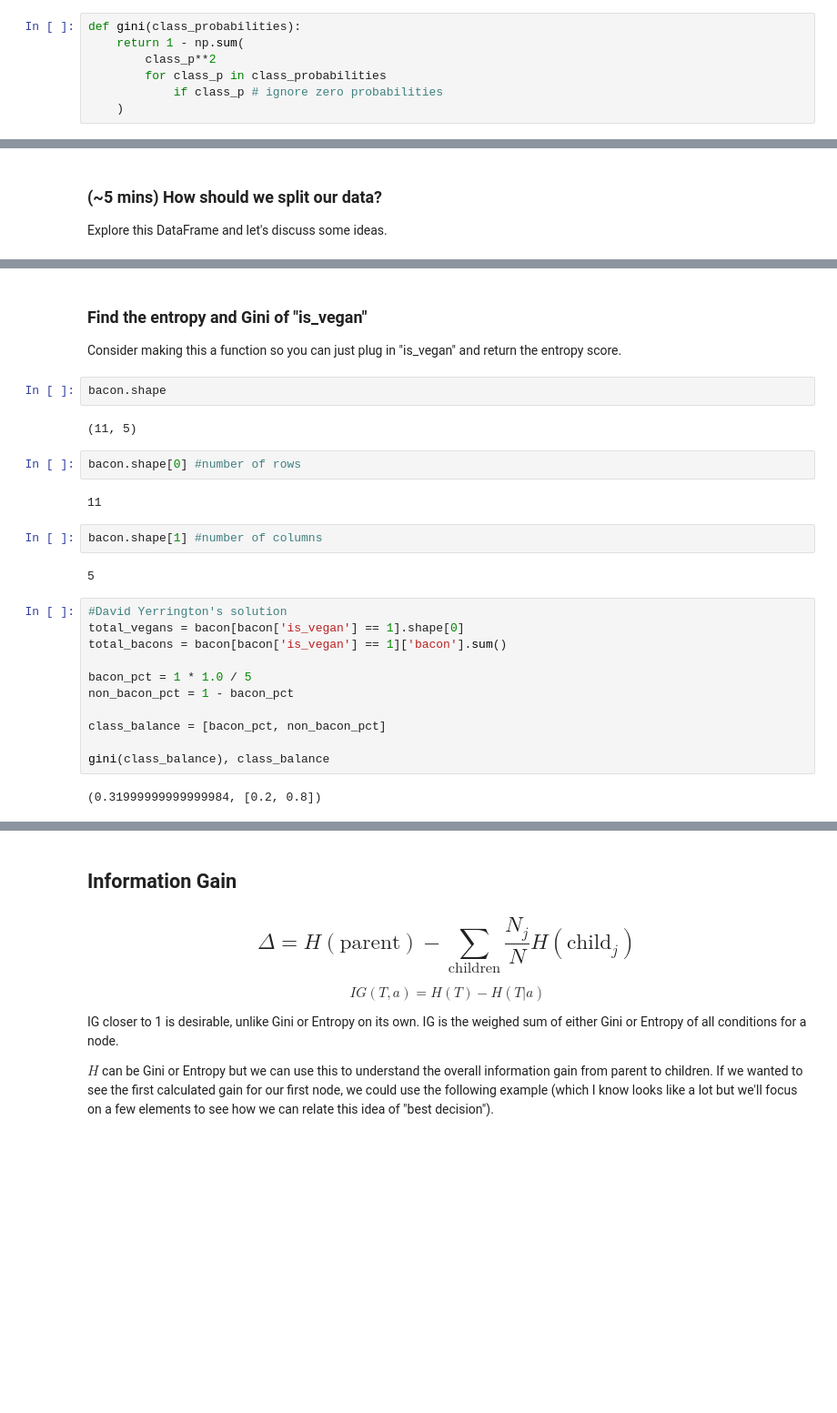
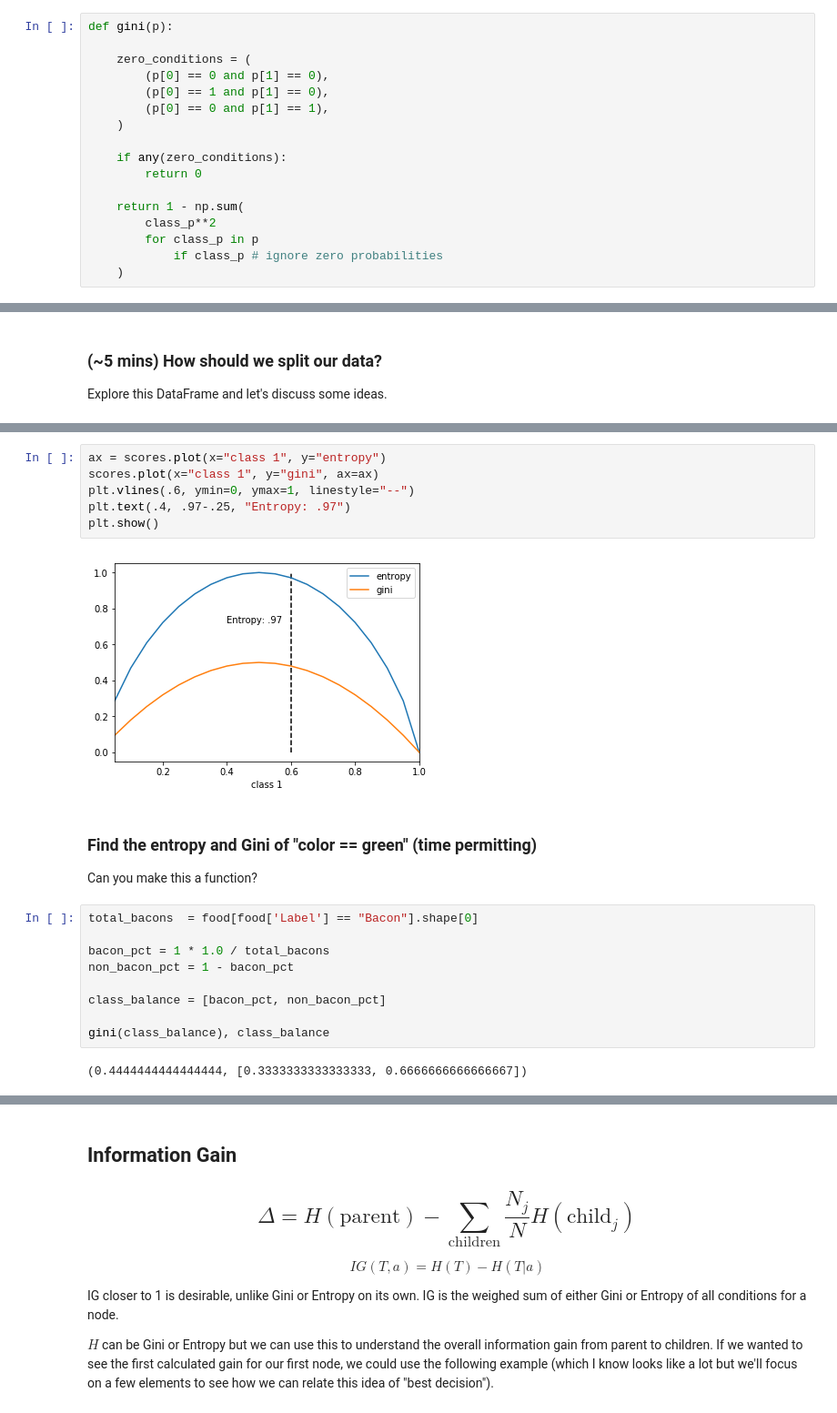
Before and after one commit to ga-curriculum/lesson-decision-trees, a Jupyter notebook: CART-codealong.ipynb, the cells around one changed output, grey strips where cells are left out. Shown at 91% size. Cells and saved outputs as stored; diff of their text form; blank space fills up the shorter version.

```diff
--- a/CART-codealong.ipynb
+++ b/CART-codealong.ipynb
@@ -98,10 +99,20 @@ We use $Gini$ critereon to measure the "purity" of a split.
 - Not as sensitive as Entropy
 - More efficient to calculate than summing log2
 # %%
-def gini(class_probabilities):
+def gini(p):
+
+    zero_conditions = (
+        (p[0] == 0 and p[1] == 0),
+        (p[0] == 1 and p[1] == 0),
+        (p[0] == 0 and p[1] == 1),
+    )
+
+    if any(zero_conditions):
+        return 0
+
     return 1 - np.sum(
         class_p**2
-        for class_p in class_probabilities
+        for class_p in p
             if class_p # ignore zero probabilities
     )
 # %% [markdown]
@@ -378,30 +372,24 @@ my_entropy([0.6, 0.4])
 # %% [output]
 0.9709505944546686
+# %%
+ax = scores.plot(x="class 1", y="entropy")
+scores.plot(x="class 1", y="gini", ax=ax)
+plt.vlines(.6, ymin=0, ymax=1, linestyle="--")
+plt.text(.4, .97-.25, "Entropy: .97")
+plt.show()
+# %% [output]
+[figure, added]
 # %% [markdown]
-### Find the entropy and Gini of "is_vegan"
-Consider making this a function so you can just plug in "is_vegan" and return the entropy score.
+### Find the entropy and Gini of "color == green" (time permitting)
+Can you make this a function?
-# %%
-bacon.shape
-# %% [output]
-(11, 5)
-# %%
-bacon.shape[0] #number of rows
-# %% [output]
-11
-# %%
-bacon.shape[1] #number of columns
-# %% [output]
-5
 # %%
-#David Yerrington's solution
-total_vegans = bacon[bacon['is_vegan'] == 1].shape[0]
-total_bacons = bacon[bacon['is_vegan'] == 1]['bacon'].sum()
+total_bacons  = food[food['Label'] == "Bacon"].shape[0]
 
-bacon_pct = 1 * 1.0 / 5
+bacon_pct = 1 * 1.0 / total_bacons
 non_bacon_pct = 1 - bacon_pct
 
 class_balance = [bacon_pct, non_bacon_pct]
 
 gini(class_balance), class_balance
 # %% [output]
-(0.31999999999999984, [0.2, 0.8])
+(0.4444444444444444, [0.3333333333333333, 0.6666666666666667])
```
Also changed, not shown: parts of 63 cells of this notebook, 1 other file.
